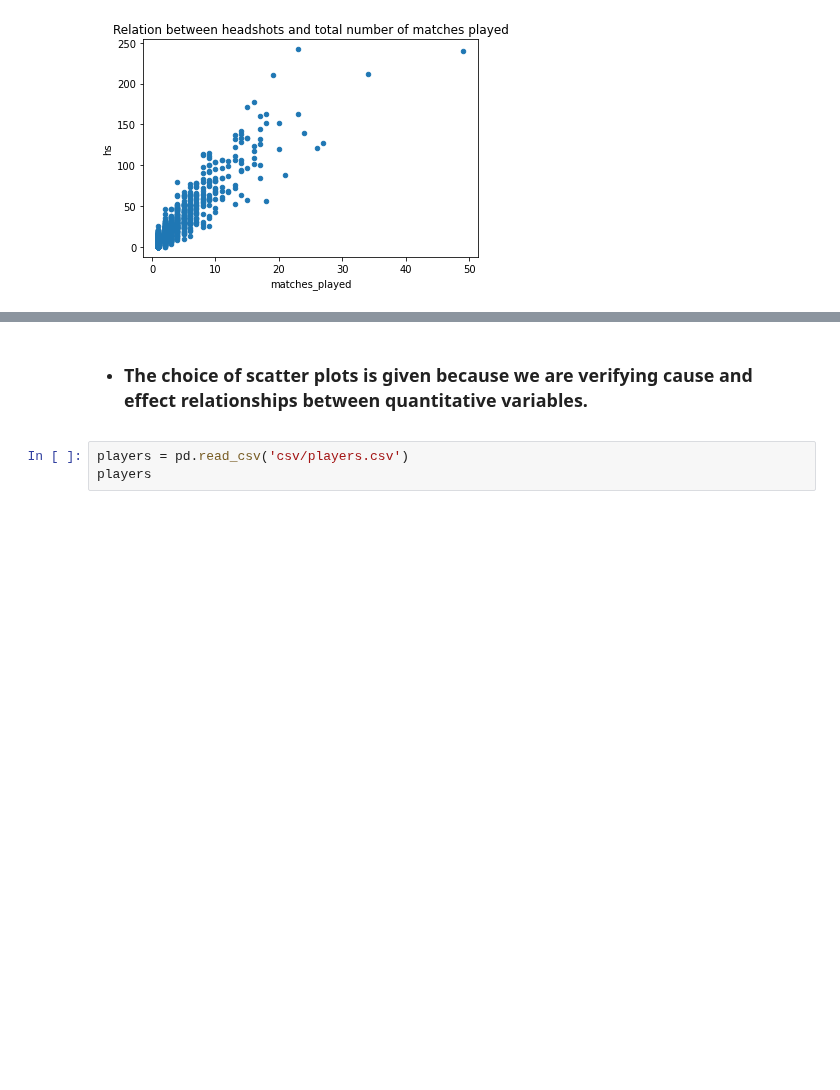
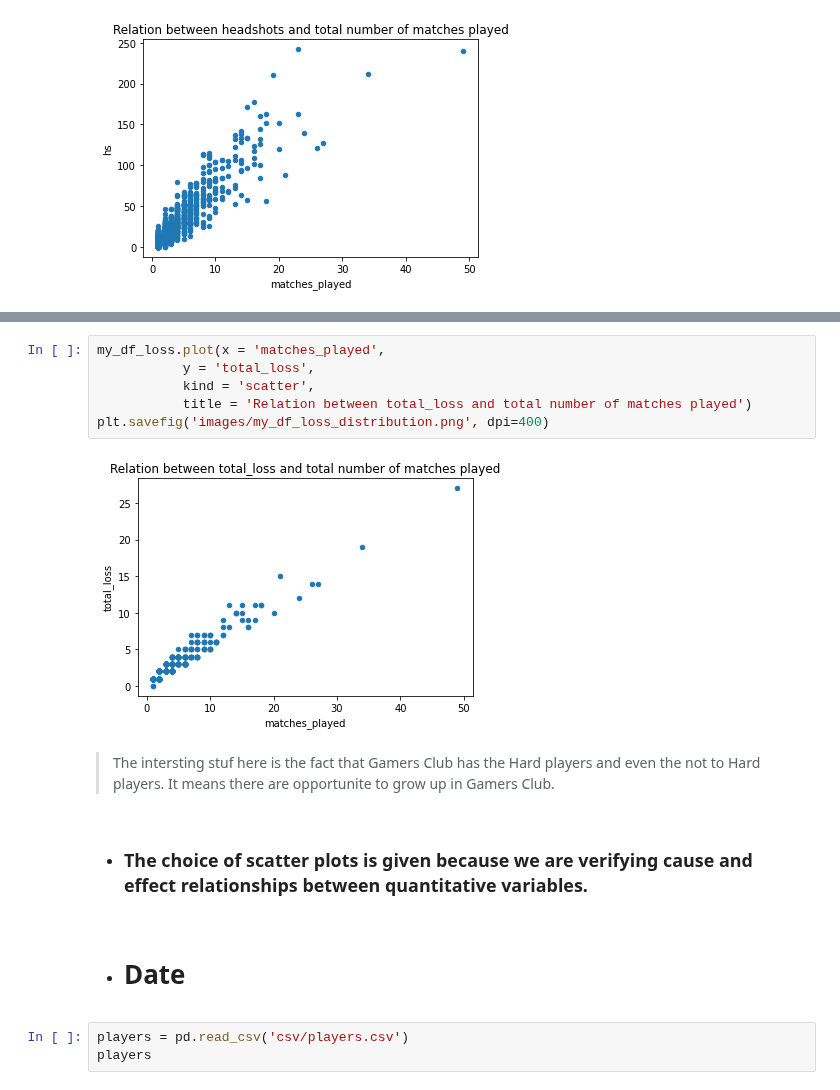
Before and after one commit to victor-s-santos/DataAnalystic-Test, a Jupyter notebook: Analysis2.ipynb, the cells around one changed output, grey strips where cells are left out. Cells and saved outputs as stored; diff of their text form; blank space fills up the shorter version.

Commit message:
fixing the win/loss chart

```diff
--- a/Analysis2.ipynb
+++ b/Analysis2.ipynb
@@ -129,5 +177,17 @@ my_df.plot(x = 'matches_played', y = 'hs', kind = 'scatter', title = 'Relation b
+# %%
+my_df_loss.plot(x = 'matches_played',
+           y = 'total_loss',
+           kind = 'scatter',
+           title = 'Relation between total_loss and total number of matches played')
+plt.savefig('images/my_df_loss_distribution.png', dpi=400)
+# %% [output]
+[figure, added]
+# %% [markdown]
+>The intersting stuf here is the fact that Gamers Club has the Hard players and even the not to Hard players. It means there are opportunite to grow up in Gamers Club.
 # %% [markdown]
 * ### The choice of scatter plots is given because we are verifying cause and effect relationships between quantitative variables.
+# %% [markdown]
+* # Date
 # %%
 players = pd.read_csv('csv/players.csv')
 players
```
Also changed, not shown: parts of 12 cells of this notebook, 2 other files.
